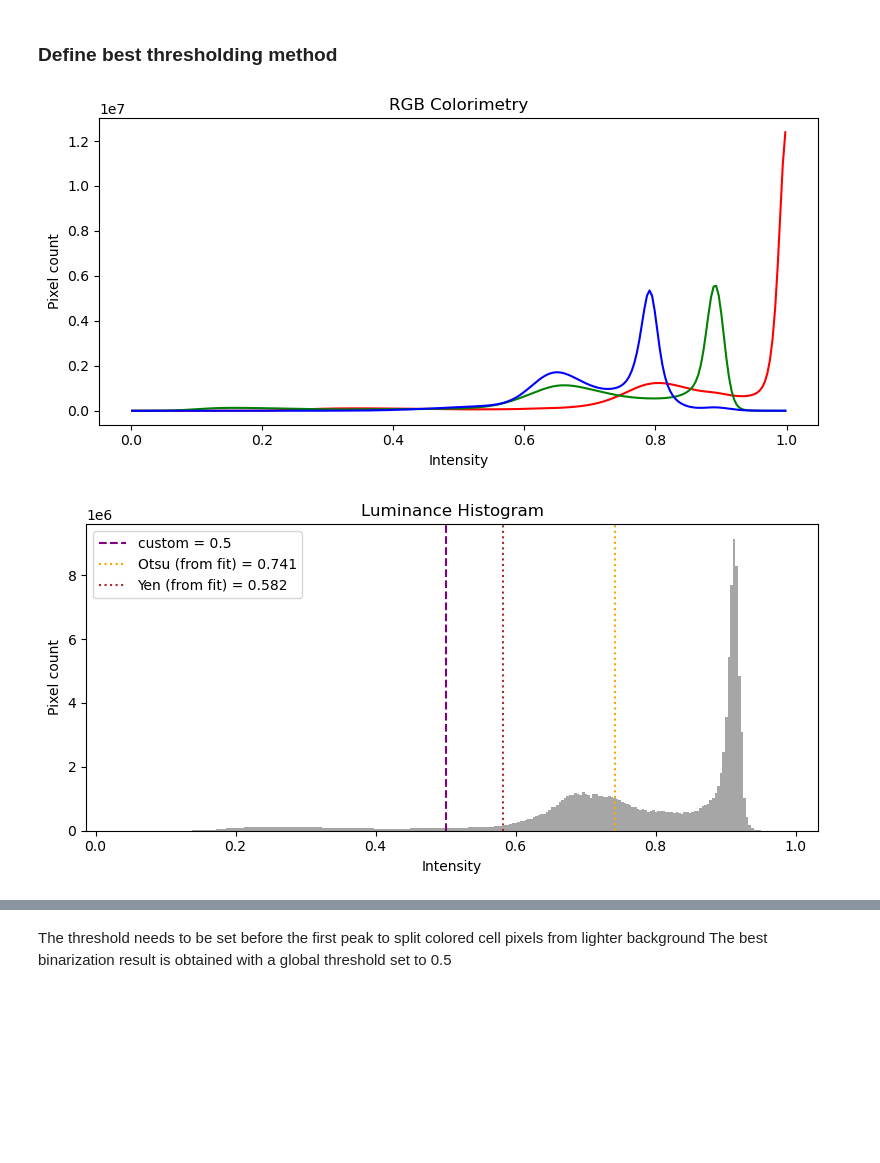
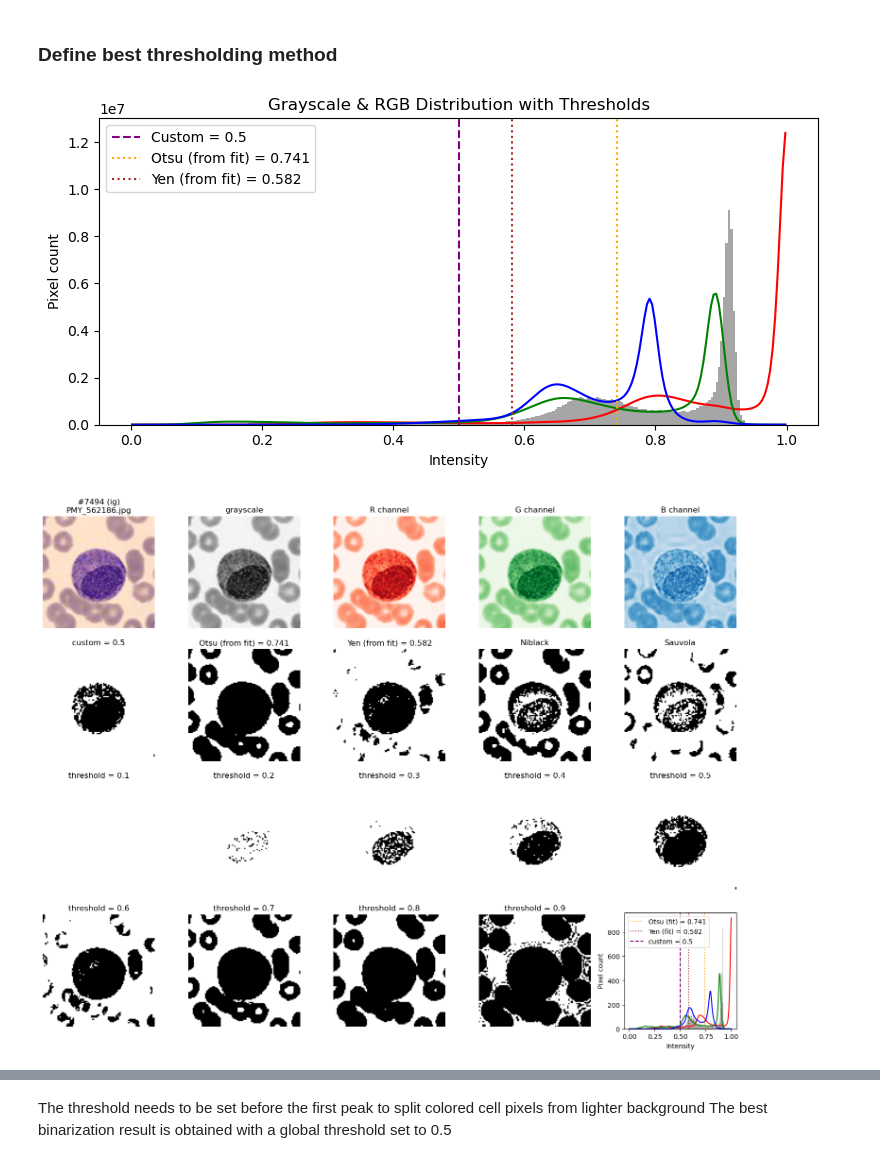
Before and after one commit to DidierFlamm/blood-cells-classification, a Jupyter notebook: blood_cells_classification.ipynb, the cells around one changed output, grey strips where cells are left out. Cells and saved outputs as stored; diff of their text form; code cells hidden in the pictures; blank space fills up the shorter version.

```diff
--- a/blood_cells_classification.ipynb
+++ b/blood_cells_classification.ipynb
@@ -1851,8 +1784,8 @@ Binarization = Segmentation by Thresholding
 # %%
 ib = ImagesBinarizer()
 ib.fit(X_res_train)
-ib.show_histograms(X_res_train)
+ib.plot_threshold_analysis(X_res_train)
 ib.show_sample(X_res_train, y_res_train, names_res_train)
 # %% [output]
-[figure, old version]
+[figure, new version]
-[figure, old version]
+[figure, new version]
```
Also changed, not shown: parts of 20 cells of this notebook, 1 other file.
